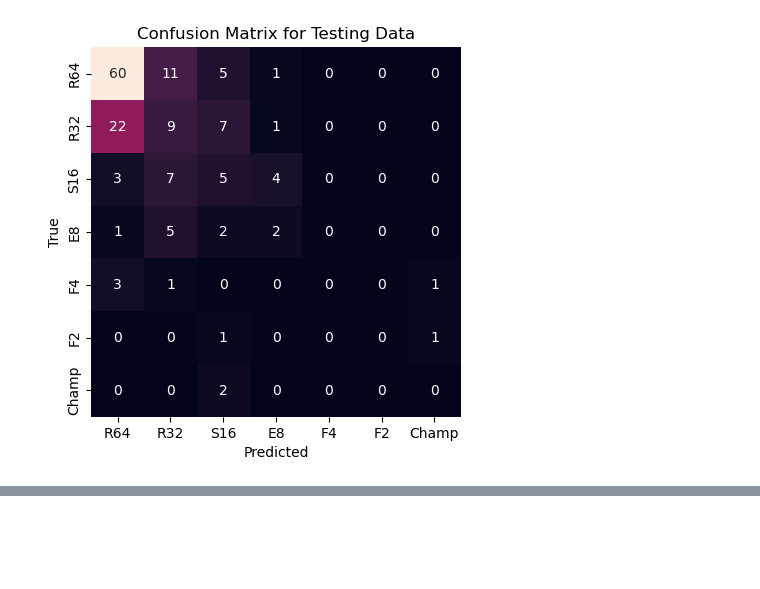
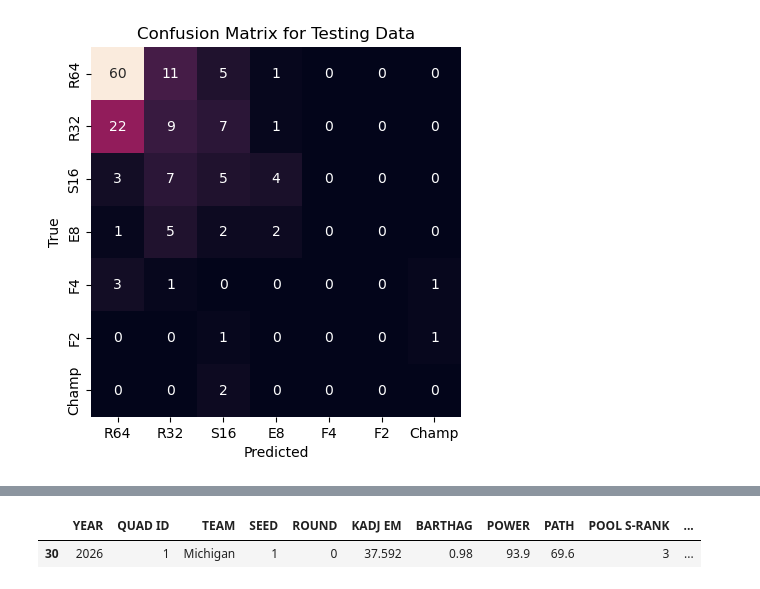
Before and after one commit to Haroldmin1028/ENSF444-CourseProject, a Jupyter notebook: Project.ipynb, the cells around one changed output, grey strips where cells are left out. Cells and saved outputs as stored; diff of their text form; code cells hidden in the pictures; blank space fills up the shorter version.

```diff
--- a/Project.ipynb
+++ b/Project.ipynb
@@ -311,0 +345,6 @@ Name: count, dtype: int64
+# %%
+# Observing which round was predicted for Michigan
+df_2026[df_2026["TEAM"] == "Michigan"]
+# %% [output]
+|  | YEAR | QUAD ID | TEAM | SEED | ROUND | KADJ EM | BARTHAG | POWER | PATH | POOL S-RANK | ... |
+| 30 | 2026 | 1 | Michigan | 1 | 0 | 37.592 | 0.98 | 93.9 | 69.6 | 3 | ... |
```
Also changed, not shown: parts of 14 cells of this notebook.
